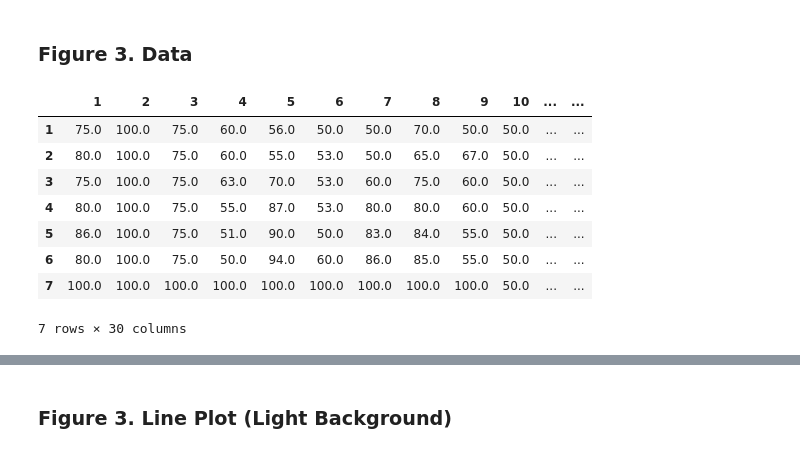
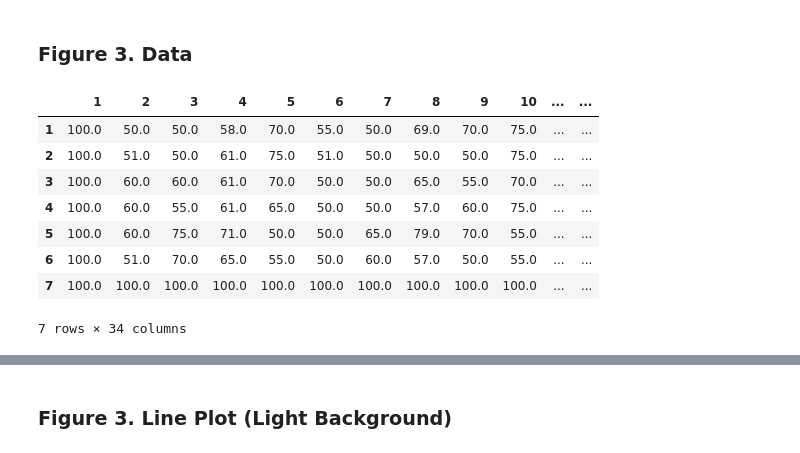
Before and after one commit to cesslab/Experiment-SuspenseAndSurprise, a Jupyter notebook: SchotterKesslerMcClellan_SuspenseAndSurprise.ipynb, the cells around one changed output, grey strips where cells are left out. Saved outputs shown, nothing was run; the diff lists cells and outputs as text; code cells hidden in the pictures.

```diff
--- a/SchotterKesslerMcClellan_SuspenseAndSurprise.ipynb
+++ b/SchotterKesslerMcClellan_SuspenseAndSurprise.ipynb
@@ -120,19 +121,19 @@ for col in range(1, len(f2df.columns) + 1):
 # %% [markdown]
 ### Figure 3. Data
 # %%
-f3df = pd.read_csv('data/figure_2.csv').drop("Subject Number", axis=1)
+f3df = pd.read_csv('data/figure_3.csv')
 f3df.index = range(1, len(f3df) + 1)
 f3df = f3df.transpose()
 f3df.index = range(1, len(f3df) + 1)
 f3df
 # %% [output]
 |  | 1 | 2 | 3 | 4 | 5 | 6 | 7 | 8 | 9 | 10 | ... | ... |
-| 1 | 75.0 | 100.0 | 75.0 | 60.0 | 56.0 | 50.0 | 50.0 | 70.0 | 50.0 | 50.0 | ... | ... |
-| 2 | 80.0 | 100.0 | 75.0 | 60.0 | 55.0 | 53.0 | 50.0 | 65.0 | 67.0 | 50.0 | ... | ... |
-| 3 | 75.0 | 100.0 | 75.0 | 63.0 | 70.0 | 53.0 | 60.0 | 75.0 | 60.0 | 50.0 | ... | ... |
-| 4 | 80.0 | 100.0 | 75.0 | 55.0 | 87.0 | 53.0 | 80.0 | 80.0 | 60.0 | 50.0 | ... | ... |
-| 5 | 86.0 | 100.0 | 75.0 | 51.0 | 90.0 | 50.0 | 83.0 | 84.0 | 55.0 | 50.0 | ... | ... |
-| 6 | 80.0 | 100.0 | 75.0 | 50.0 | 94.0 | 60.0 | 86.0 | 85.0 | 55.0 | 50.0 | ... | ... |
-| 7 | 100.0 | 100.0 | 100.0 | 100.0 | 100.0 | 100.0 | 100.0 | 100.0 | 100.0 | 50.0 | ... | ... |
+| 1 | 100.0 | 50.0 | 50.0 | 58.0 | 70.0 | 55.0 | 50.0 | 69.0 | 70.0 | 75.0 | ... | ... |
+| 2 | 100.0 | 51.0 | 50.0 | 61.0 | 75.0 | 51.0 | 50.0 | 50.0 | 50.0 | 75.0 | ... | ... |
+| 3 | 100.0 | 60.0 | 60.0 | 61.0 | 70.0 | 50.0 | 50.0 | 65.0 | 55.0 | 70.0 | ... | ... |
+| 4 | 100.0 | 60.0 | 55.0 | 61.0 | 65.0 | 50.0 | 50.0 | 57.0 | 60.0 | 75.0 | ... | ... |
+| 5 | 100.0 | 60.0 | 75.0 | 71.0 | 50.0 | 50.0 | 65.0 | 79.0 | 70.0 | 55.0 | ... | ... |
+| 6 | 100.0 | 51.0 | 70.0 | 65.0 | 55.0 | 50.0 | 60.0 | 57.0 | 50.0 | 55.0 | ... | ... |
+| 7 | 100.0 | 100.0 | 100.0 | 100.0 | 100.0 | 100.0 | 100.0 | 100.0 | 100.0 | 100.0 | ... | ... |
-7 rows × 30 columns
+7 rows × 34 columns
 # %% [markdown]
```
Also changed, not shown: parts of 10 cells of this notebook.
